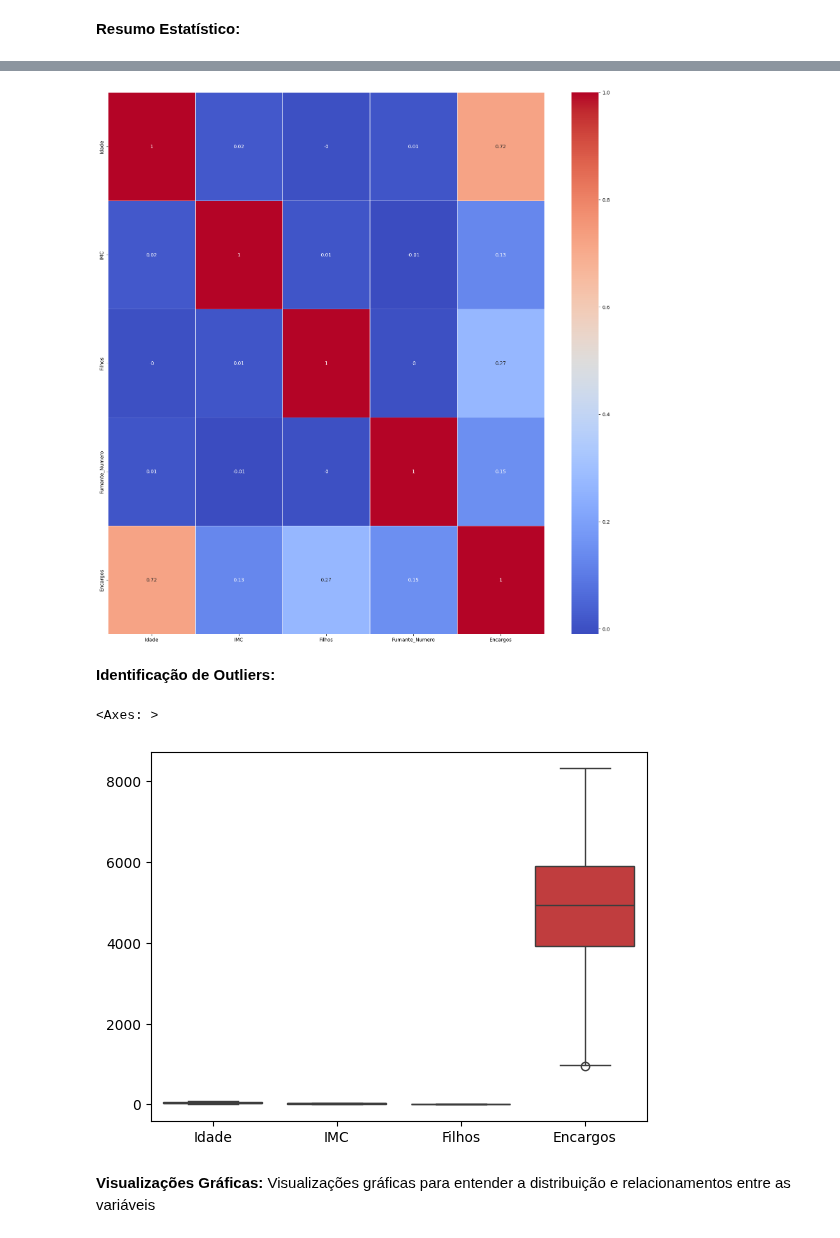
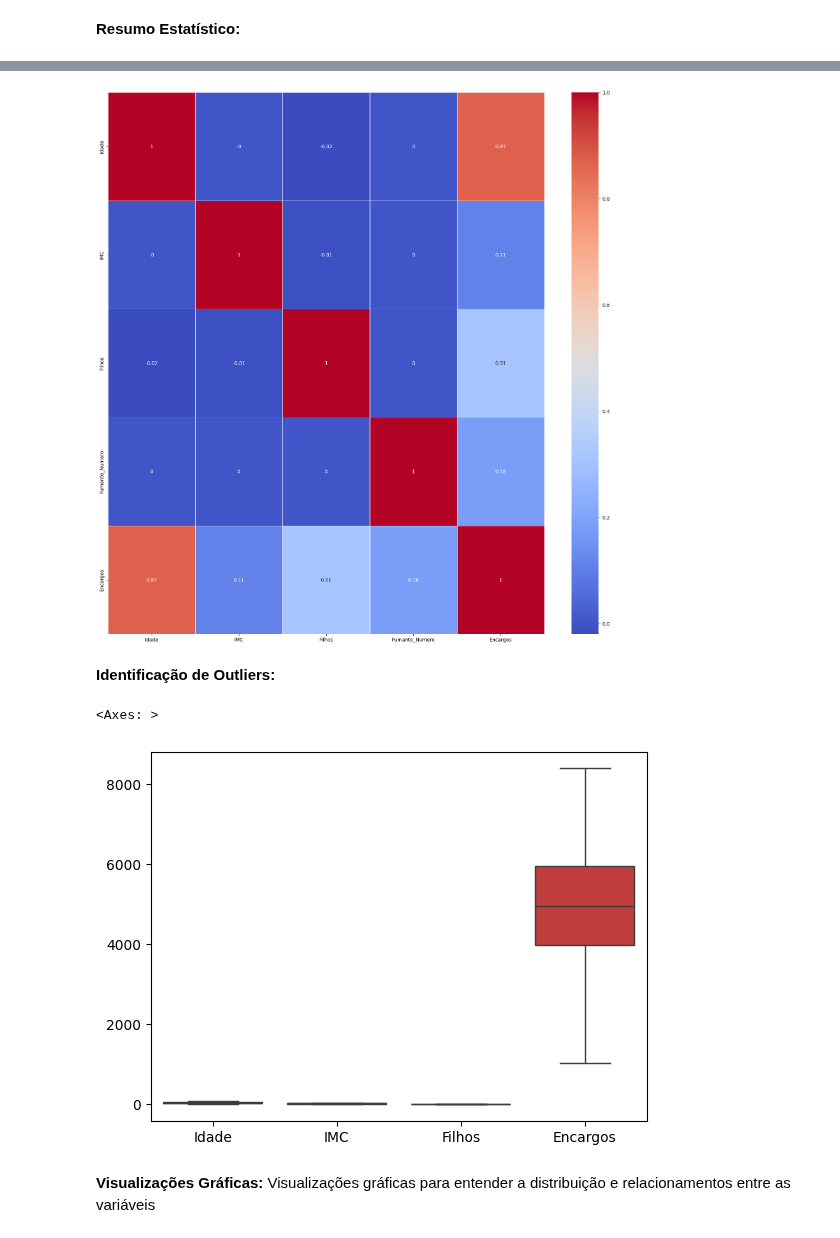
Before and after one commit to feliparus/Tech-Challenge, a Jupyter notebook: notebooks/EDA.ipynb, the cells around one changed output, grey strips where cells are left out. Saved outputs shown, nothing was run; the diff lists cells and outputs as text; code cells hidden in the pictures.

```diff
--- a/notebooks/EDA.ipynb
+++ b/notebooks/EDA.ipynb
@@ -83,16 +82,12 @@ Esses dados serão utilizados para desenvolver um modelo preditivo para prever o
 # Obtém a largura do terminal - uso mais embaixo nos prints
 terminal_width = os.get_terminal_size().columns
 
-# leia os dados CSV indicados no site da FIAP (foi incluído manualmente algumas poucas linhas)
-dados = pd.read_csv('../planilhas/1_dados_originais.csv', encoding='latin-1')
+# Variáveis necessárias para incremento da planilha 1_dados_originais.csv
+quantidade_linhas = 10000
+quantidade_ausencia_dados = 500
 
-# Variáveis necessárias para incremento da planilha 1_dados_originais.csv
-novas_linhas = 10000
-quantidade_maxima_ausencias = 500
-
-# aqui chamo a função incrementar_dados_aleatorios, para aumentar o volume da variável dados
-# uso duas variáveis, uma para incrementar a quantidade de linhas e outra para limitar a quantidade máxima de ausências (dados = np.nan)
-dados = incrementar_dados_aleatorios_csv(dados, novas_linhas, quantidade_maxima_ausencias)
+# Criando o csv
+dados = obter_csv_dados_aleatorios(quantidade_linhas, quantidade_ausencia_dados)
 
 # Criar uma nova coluna 'Categoria_IMC' depois da coluna 'IMC'
 dados.insert(dados.columns.get_loc('IMC') + 1, 'Categoria_IMC', dados['IMC'].apply(categorizar_imc))
@@ -275,39 +270,39 @@ sns.heatmap(data=correlation_matrix, annot=True, linewidths=.5, ax=ax, cmap="coo
 # Removendo a coluna Fumante_Numero, não mais necessária (coluna Fumante mantida)
 dados.drop(columns=['Fumante_Numero'], inplace=True)
 # %% [output]
-[figure, old version]
+[figure, new version]
 # %% [markdown]
 **Identificação de Outliers:**
 # %%
 # Loop sobre as colunas
 for coluna in dados.columns:
     # Quartis só funcionam em colunas numéricas
-    if dados[coluna].dtype in ['int64', 'float64']:
+    if dados[coluna].dtype in ['int32','int64', 'float64']:
         # Calcular os quartis para a coluna atual
         quartis = dados[coluna].quantile([0.25, 0.75])
 
         # Calcular o intervalo interquartil (IQR)
         iqr = quartis[0.75] - quartis[0.25]
 
         # Definir limites para identificar outliers
         limite_inferior = quartis[0.25] - 1.5 * iqr
         limite_superior = quartis[0.75] + 1.5 * iqr
 
         # Marcar os outliers como NaN
         dados['outlier_mask_' + coluna] = ((dados[coluna] < limite_inferior) | (dados[coluna] > limite_superior)).astype(int)
         dados[coluna] = dados[coluna].mask(dados['outlier_mask_' + coluna] == 1)
 
 # Salvar os dados com os outliers
-dados.to_csv("../planilhas/7_dados_com_outliers.csv", index=False, encoding='latin1')
+dados.to_csv("../planilhas/6_dados_com_outliers.csv", index=False, encoding='latin1')
 
 # Remover colunas de máscara de outliers
 dados.drop(columns=[col for col in dados.columns if 'outlier_mask_' in col], inplace=True)
 
 # Plotar boxplot
 sns.boxplot(data=dados)
 # %% [output]
 <Axes: >
-[figure, old version]
+[figure, new version]
 # %% [markdown]
 **Visualizações Gráficas:** Visualizações gráficas para entender a distribuição e relacionamentos entre as variáveis
 # %%
```
Also changed, not shown: parts of 10 cells of this notebook, 18 other files.
